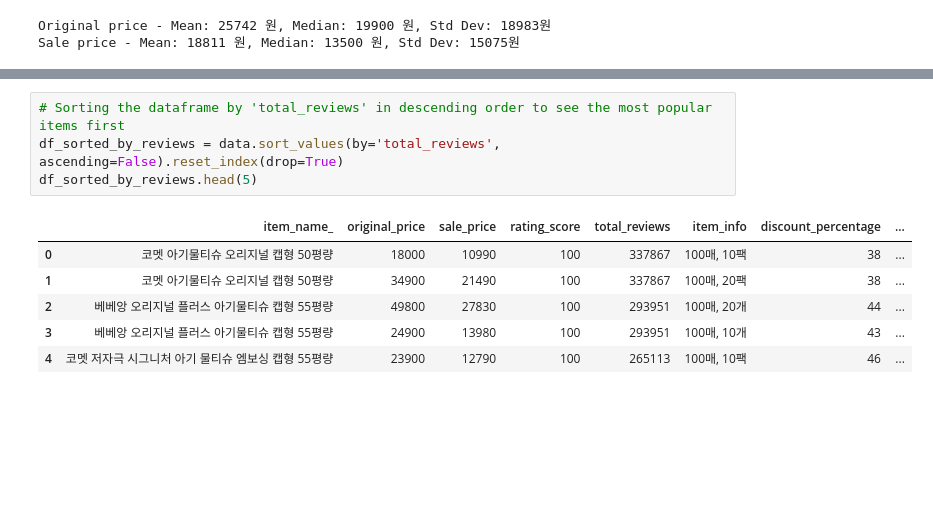
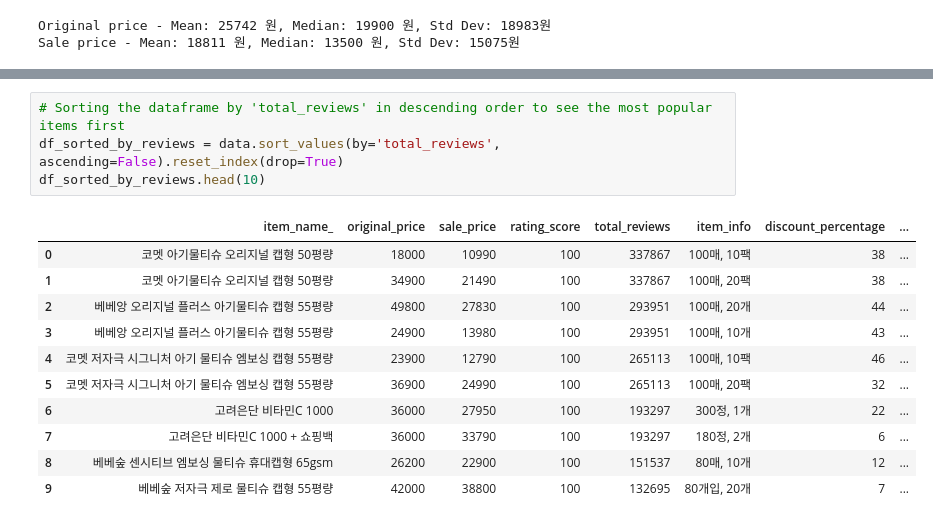
Before and after one commit to jimin0/SWP_HW, a Jupyter notebook: coupang_visualization.ipynb, the cells around one changed output, grey strips where cells are left out. Saved outputs shown, nothing was run; the diff lists cells and outputs as text; blank space fills up the shorter version.

```diff
--- a/coupang_visualization.ipynb
+++ b/coupang_visualization.ipynb
@@ -111,11 +110,16 @@ plt.show()
 # %%
 # Sorting the dataframe by 'total_reviews' in descending order to see the most popular items first
 df_sorted_by_reviews = data.sort_values(by='total_reviews', ascending=False).reset_index(drop=True)
-df_sorted_by_reviews.head(5)
+df_sorted_by_reviews.head(10)
 # %% [output]
 |  | item_name_ | original_price | sale_price | rating_score | total_reviews | item_info | discount_percentage | ... |
 | 0 | 코멧 아기물티슈 오리지널 캡형 50평량 | 18000 | 10990 | 100 | 337867 | 100매, 10팩 | 38 | ... |
 | 1 | 코멧 아기물티슈 오리지널 캡형 50평량 | 34900 | 21490 | 100 | 337867 | 100매, 20팩 | 38 | ... |
 | 2 | 베베앙 오리지널 플러스 아기물티슈 캡형 55평량 | 49800 | 27830 | 100 | 293951 | 100매, 20개 | 44 | ... |
 | 3 | 베베앙 오리지널 플러스 아기물티슈 캡형 55평량 | 24900 | 13980 | 100 | 293951 | 100매, 10개 | 43 | ... |
 | 4 | 코멧 저자극 시그니처 아기 물티슈 엠보싱 캡형 55평량 | 23900 | 12790 | 100 | 265113 | 100매, 10팩 | 46 | ... |
+| 5 | 코멧 저자극 시그니처 아기 물티슈 엠보싱 캡형 55평량 | 36900 | 24990 | 100 | 265113 | 100매, 20팩 | 32 | ... |
+| 6 | 고려은단 비타민C 1000 | 36000 | 27950 | 100 | 193297 | 300정, 1개 | 22 | ... |
+| 7 | 고려은단 비타민C 1000 + 쇼핑백 | 36000 | 33790 | 100 | 193297 | 180정, 2개 | 6 | ... |
+| 8 | 베베숲 센시티브 엠보싱 물티슈 휴대캡형 65gsm | 26200 | 22900 | 100 | 151537 | 80매, 10개 | 12 | ... |
+| 9 | 베베숲 저자극 제로 물티슈 캡형 55평량 | 42000 | 38800 | 100 | 132695 | 80개입, 20개 | 7 | ... |
```
Also changed, not shown: parts of 7 cells of this notebook.
